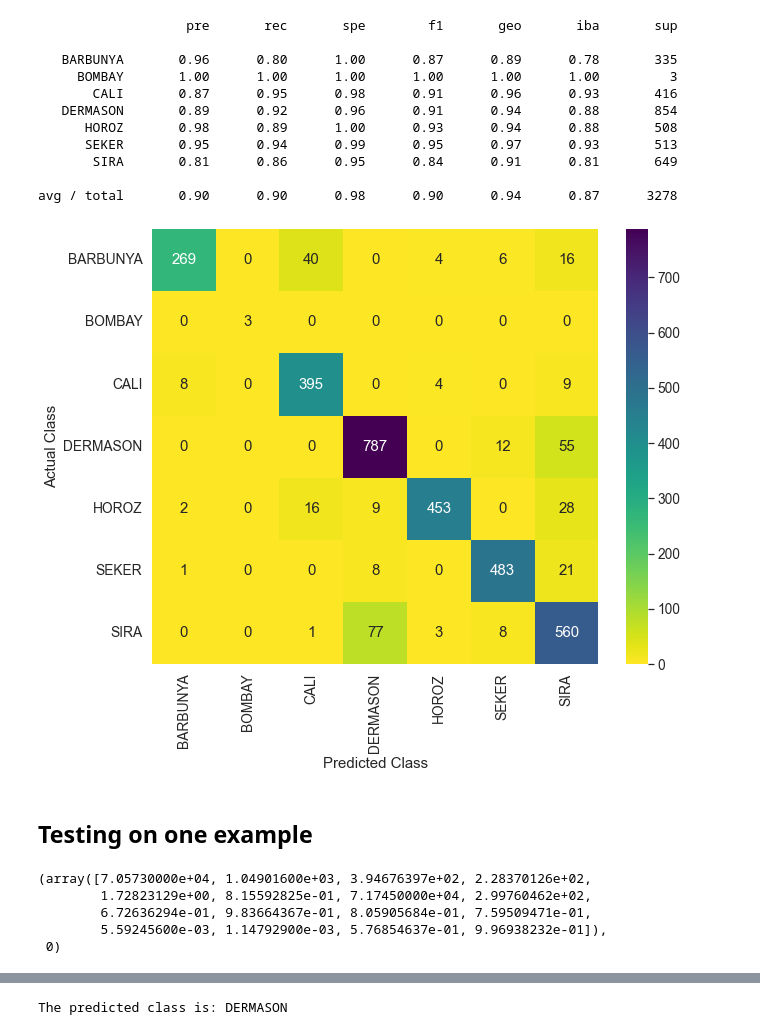
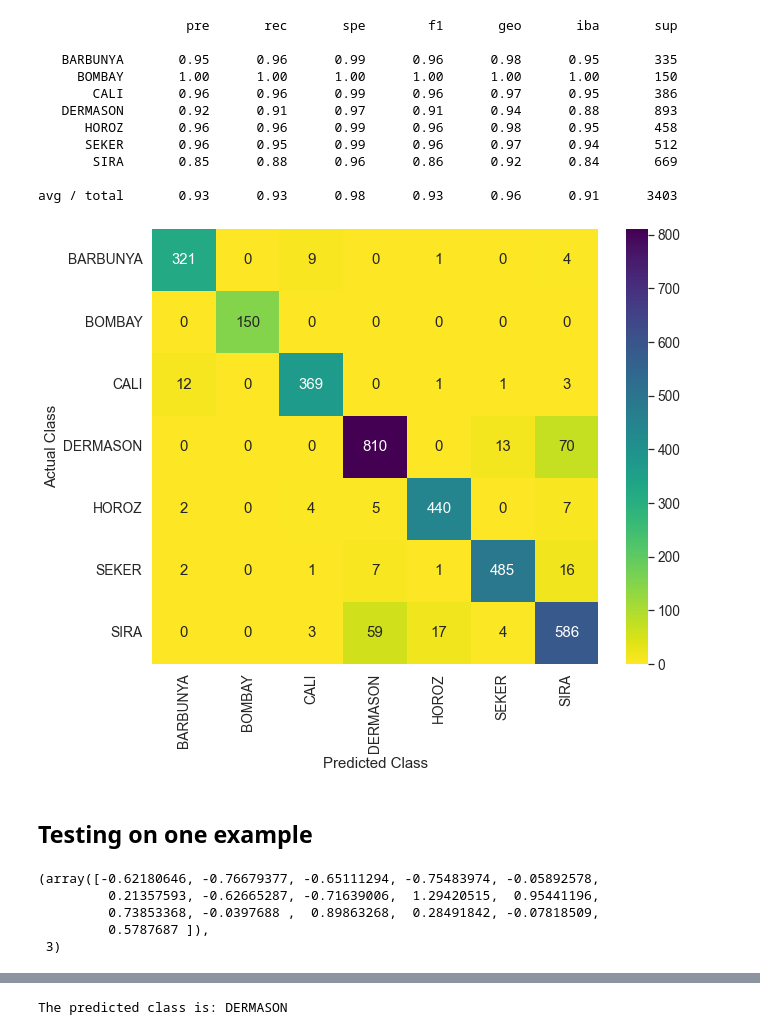
Before and after one commit to Abhiswain97/DryBeanClassification, a Jupyter notebook: Phase-4-TF-NN.ipynb, the cells around one changed output, grey strips where cells are left out. Cells and saved outputs as stored; diff of their text form; code cells hidden in the pictures.

```diff
--- a/Phase-4-TF-NN.ipynb
+++ b/Phase-4-TF-NN.ipynb
@@ -15,12 +15,12 @@ import seaborn as sns
 import matplotlib.pyplot as plt
 import requests
 # %%
-df1 = (
+df = (
     pd.read_csv("./DryBeanDataset/Dry_Bean_Dataset.csv")
     .sample(frac=1)
     .reset_index(drop=True)
 )
-df = pd.read_csv("./selected_features/Anova.csv")
+# df = pd.read_csv("./selected_features/Anova.csv")
 # %%
 df.head(10)
 # %% [output]
@@ -44,9 +44,9 @@ net = tf.keras.Sequential(
     ]
 )
 # %%
-X = df.drop(columns=["labels"]).values
+X = df.drop(columns=["Class"]).values
 # y = df.Class.astype("category").cat.codes.values
-y = df.labels.values
+y = df.Class.astype('category').cat.codes.values
 # %%
 # X, y = SMOTE().fit_resample(X, y)
 # %%
@@ -111,40 +111,40 @@ preds = tf.argmax(preds, axis=1)
 # %%
 cf = confusion_matrix(y_test, preds)
 
-classes = df1.Class.astype("category").cat.categories.tolist()
+classes = df.Class.astype("category").cat.categories.tolist()
 print(classification_report_imbalanced(y_test, preds, target_names=classes))
 # %% [output]
                    pre       rec       spe        f1       geo       iba       sup
 
-   BARBUNYA       0.96      0.80      1.00      0.87      0.89      0.78       335
-     BOMBAY       1.00      1.00      1.00      1.00      1.00      1.00         3
-       CALI       0.87      0.95      0.98      0.91      0.96      0.93       416
-   DERMASON       0.89      0.92      0.96      0.91      0.94      0.88       854
-      HOROZ       0.98      0.89      1.00      0.93      0.94      0.88       508
-      SEKER       0.95      0.94      0.99      0.95      0.97      0.93       513
-       SIRA       0.81      0.86      0.95      0.84      0.91      0.81       649
+   BARBUNYA       0.95      0.96      0.99      0.96      0.98      0.95       335
+     BOMBAY       1.00      1.00      1.00      1.00      1.00      1.00       150
+       CALI       0.96      0.96      0.99      0.96      0.97      0.95       386
+   DERMASON       0.92      0.91      0.97      0.91      0.94      0.88       893
+      HOROZ       0.96      0.96      0.99      0.96      0.98      0.95       458
+      SEKER       0.96      0.95      0.99      0.96      0.97      0.94       512
+       SIRA       0.85      0.88      0.96      0.86      0.92      0.84       669
 
-avg / total       0.90      0.90      0.98      0.90      0.94      0.87      3278
+avg / total       0.93      0.93      0.98      0.93      0.96      0.91      3403
 # %%
-classes = df1.Class.astype("category").cat.categories.tolist()
+classes = df.Class.astype("category").cat.categories.tolist()
 sns.set(rc={"figure.figsize": (10, 8)}, font_scale=1.25)
 ax = sns.heatmap(
     cf, annot=True, xticklabels=classes, yticklabels=classes, fmt="d", cmap="viridis_r"
 )
 ax.set_ylabel("Actual Class")
 _ = ax.set_xlabel("Predicted Class")
 # %% [output]
-[figure, old version]
+[figure, new version]
 # %% [markdown]
 ## Testing on one example
 # %%
-sample = X_test[100]
-sample, y_test[100]
+sample = X_test[10]
+sample, y_test[10]
 # %% [output]
-(array([7.05730000e+04, 1.04901600e+03, 3.94676397e+02, 2.28370126e+02,
-        1.72823129e+00, 8.15592825e-01, 7.17450000e+04, 2.99760462e+02,
-        6.72636294e-01, 9.83664367e-01, 8.05905684e-01, 7.59509471e-01,
-        5.59245600e-03, 1.14792900e-03, 5.76854637e-01, 9.96938232e-01]),
- 0)
+(array([-0.62180646, -0.76679377, -0.65111294, -0.75483974, -0.05892578,
+         0.21357593, -0.62665287, -0.71639006,  1.29420515,  0.95441196,
+         0.73853368, -0.0397688 ,  0.89863268,  0.28491842, -0.07818509,
+         0.5787687 ]),
+ 3)
 # %%
 X_test_scaled = scaler.transform(X_test)
```
Also changed, not shown: parts of 8 cells of this notebook, 22 other files.
